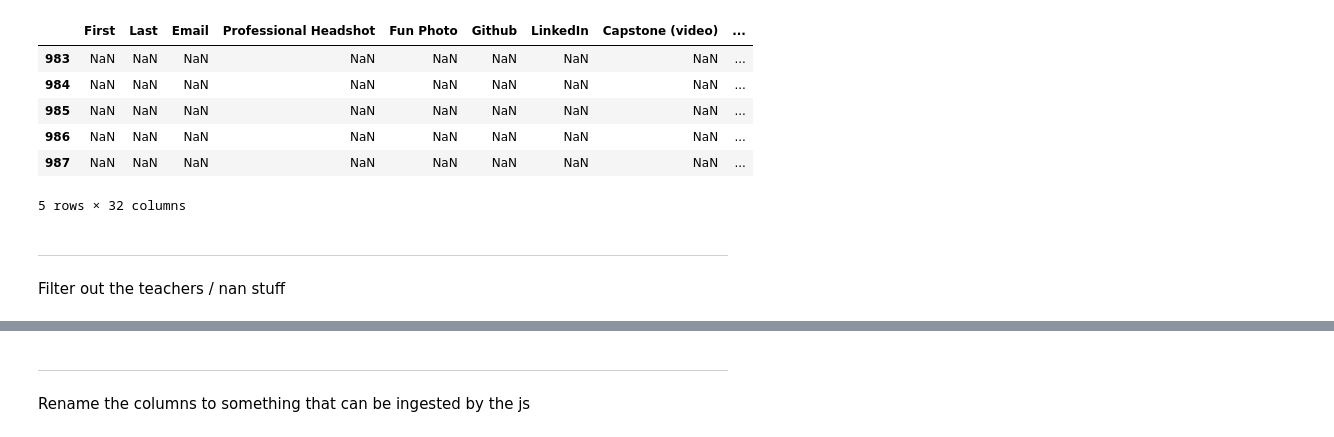
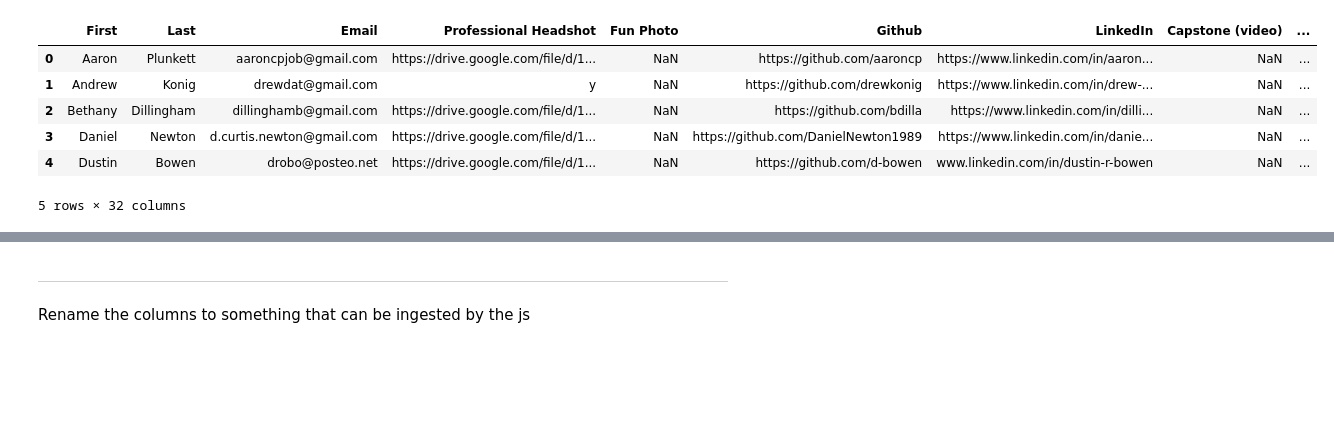
Before and after one commit to NSS-Data-Analytics-Cohort-3/NSS-Data-Analytics-Cohort-3.github.io, a Jupyter notebook: utilities/Make JSONs.ipynb, the cells around one changed output, grey strips where cells are left out. Saved outputs shown, nothing was run; the diff lists cells and outputs as text; code cells hidden in the pictures; blank space fills up the shorter version.

```diff
--- a/utilities/Make JSONs.ipynb
+++ b/utilities/Make JSONs.ipynb
@@ -3,17 +3,13 @@ import os
 import pandas as pd
 import json
 # %%
-website_info = pd.read_csv('../data/Website.csv', encoding='latin1')
-website_info.tail()
+website_info = pd.read_csv('../Website.csv', encoding='latin1')
+website_info.head()
 # %% [output]
 |  | First | Last | Email | Professional Headshot | Fun Photo | Github | LinkedIn | Capstone (video) | ... |
-| 983 | NaN | NaN | NaN | NaN | NaN | NaN | NaN | NaN | ... |
-| 984 | NaN | NaN | NaN | NaN | NaN | NaN | NaN | NaN | ... |
-| 985 | NaN | NaN | NaN | NaN | NaN | NaN | NaN | NaN | ... |
-| 986 | NaN | NaN | NaN | NaN | NaN | NaN | NaN | NaN | ... |
-| 987 | NaN | NaN | NaN | NaN | NaN | NaN | NaN | NaN | ... |
+| 0 | Aaron | Plunkett | aaroncpjob@gmail.com | https://drive.google.com/file/d/1... | NaN | https://github.com/aaroncp | https://www.linkedin.com/in/aaron... | NaN | ... |
+| 1 | Andrew | Konig | drewdat@gmail.com | y | NaN | https://github.com/drewkonig | https://www.linkedin.com/in/drew-... | NaN | ... |
+| 2 | Bethany | Dillingham | dillinghamb@gmail.com | https://drive.google.com/file/d/1... | NaN | https://github.com/bdilla | https://www.linkedin.com/in/dilli... | NaN | ... |
+| 3 | Daniel | Newton | d.curtis.newton@gmail.com | https://drive.google.com/file/d/1... | NaN | https://github.com/DanielNewton1989 | https://www.linkedin.com/in/danie... | NaN | ... |
+| 4 | Dustin | Bowen | drobo@posteo.net | https://drive.google.com/file/d/1... | NaN | https://github.com/d-bowen | www.linkedin.com/in/dustin-r-bowen | NaN | ... |
 5 rows × 32 columns
-# %% [markdown]
----
-
-Filter out the teachers / nan stuff
```
Also changed, not shown: parts of 9 cells of this notebook, 2 other files.
